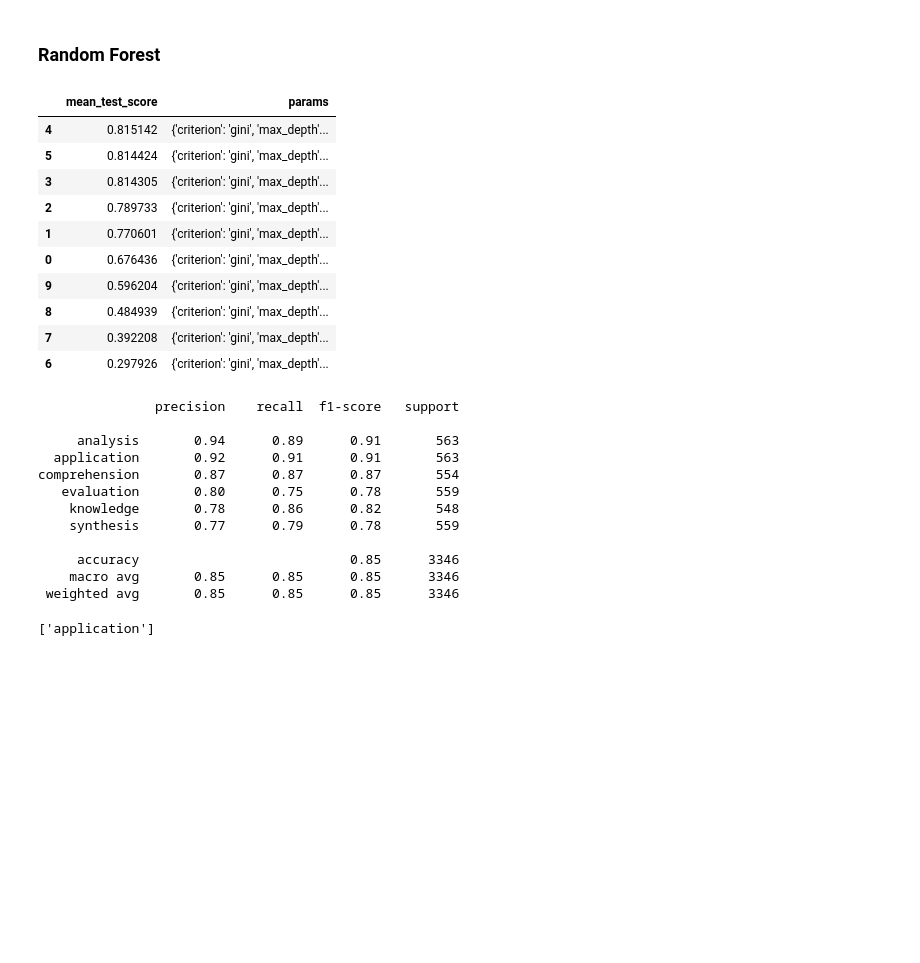
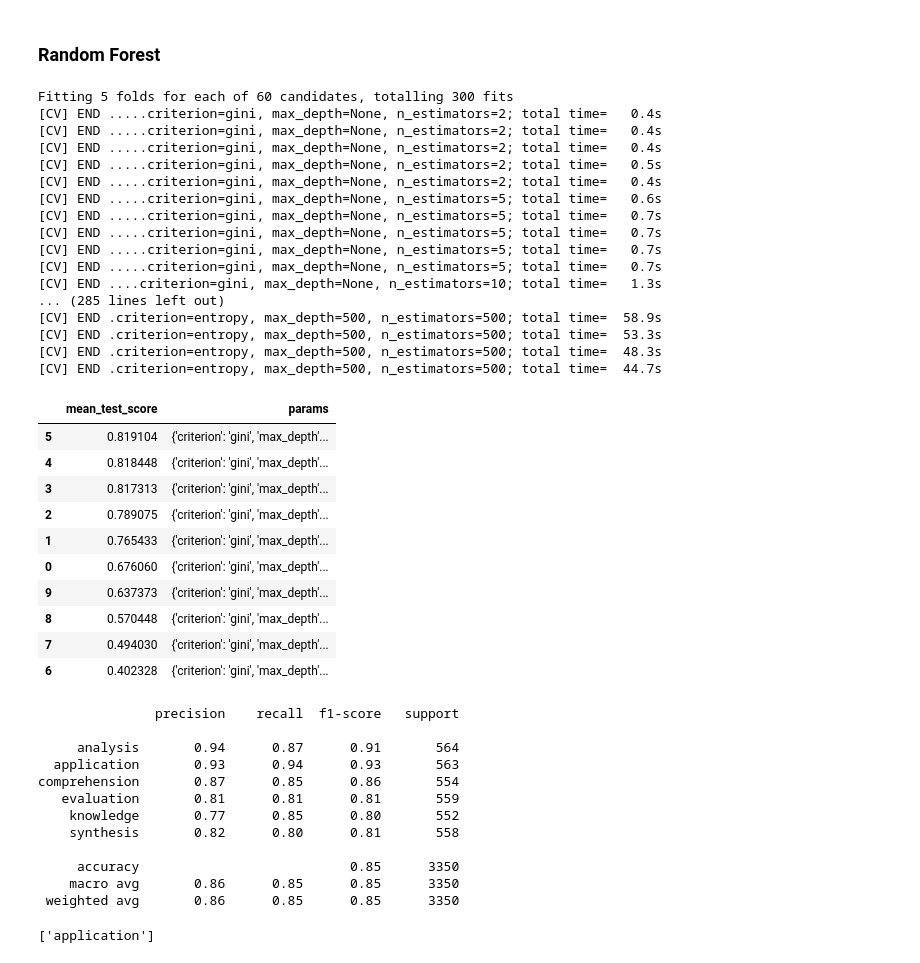
Before and after one commit to 99pranit/Qillion, a Jupyter notebook: notebook/question_classifier_ml.ipynb, the cells around one changed output. Cells and saved outputs as stored; diff of their text form; code cells hidden in the pictures; blank space fills up the shorter version.

```diff
--- a/notebook/question_classifier_ml.ipynb
+++ b/notebook/question_classifier_ml.ipynb
@@ -105,7 +107,7 @@ df['processed_question'] = [''.join(text) for text in df['processed_question']]
 # token_pattern: words of 2+ word-chars, but not all digits
 token_pattern = r"(?u)\b[a-zA-Z]{3,}\b"
 
-vectorizer = TfidfVectorizer(min_df= 10 ,max_df=0.8 , ngram_range=(1,3), use_idf= True, norm= 'l2',
+vectorizer = TfidfVectorizer(min_df= 5 ,max_df=0.8 , ngram_range=(1,2), use_idf= True, norm= 'l2',
                              token_pattern= token_pattern)
 tfidf = vectorizer.fit_transform(df['processed_question'])
 
@@ -153,47 +166,64 @@ x_train , x_test , y_train, y_test = train_test_split(x_resampled, y_resampled,
 # %%
 params = {
     'n_estimators' : [2 , 5 , 10 , 100, 250 , 500],
     'criterion' : ['gini' , 'entropy'],
-    'max_depth' : [None , 5 , 10 , 100 , 250 , 500]
+    'max_depth' : [None , 10 , 100 , 250 , 500]
 }
-param_search = GridSearchCV(estimator= RandomForestClassifier(), param_grid= params, cv=5, n_jobs= -1)
+param_search = GridSearchCV(estimator= RandomForestClassifier(), param_grid= params, cv=5, n_jobs= -1, verbose= 2)
 
 param_search.fit(x_resampled , y_resampled)
 
 cv_results = pd.DataFrame(param_search.cv_results_)
 cv_results = cv_results[["mean_test_score", "params"]].head(10).sort_values(by="mean_test_score", ascending=False)
 
 cv_results
 # %% [output]
+Fitting 5 folds for each of 60 candidates, totalling 300 fits
+[CV] END .....criterion=gini, max_depth=None, n_estimators=2; total time=   0.4s
+[CV] END .....criterion=gini, max_depth=None, n_estimators=2; total time=   0.4s
+[CV] END .....criterion=gini, max_depth=None, n_estimators=2; total time=   0.4s
+[CV] END .....criterion=gini, max_depth=None, n_estimators=2; total time=   0.5s
+[CV] END .....criterion=gini, max_depth=None, n_estimators=2; total time=   0.4s
+[CV] END .....criterion=gini, max_depth=None, n_estimators=5; total time=   0.6s
+[CV] END .....criterion=gini, max_depth=None, n_estimators=5; total time=   0.7s
+[CV] END .....criterion=gini, max_depth=None, n_estimators=5; total time=   0.7s
+[CV] END .....criterion=gini, max_depth=None, n_estimators=5; total time=   0.7s
+[CV] END .....criterion=gini, max_depth=None, n_estimators=5; total time=   0.7s
+[CV] END ....criterion=gini, max_depth=None, n_estimators=10; total time=   1.3s
+... (285 lines left out)
+[CV] END .criterion=entropy, max_depth=500, n_estimators=500; total time=  58.9s
+[CV] END .criterion=entropy, max_depth=500, n_estimators=500; total time=  53.3s
+[CV] END .criterion=entropy, max_depth=500, n_estimators=500; total time=  48.3s
+[CV] END .criterion=entropy, max_depth=500, n_estimators=500; total time=  44.7s
 |  | mean_test_score | params |
-| 4 | 0.815142 | {'criterion': 'gini', 'max_depth'... |
-| 5 | 0.814424 | {'criterion': 'gini', 'max_depth'... |
-| 3 | 0.814305 | {'criterion': 'gini', 'max_depth'... |
-| 2 | 0.789733 | {'criterion': 'gini', 'max_depth'... |
-| 1 | 0.770601 | {'criterion': 'gini', 'max_depth'... |
-| 0 | 0.676436 | {'criterion': 'gini', 'max_depth'... |
-| 9 | 0.596204 | {'criterion': 'gini', 'max_depth'... |
-| 8 | 0.484939 | {'criterion': 'gini', 'max_depth'... |
-| 7 | 0.392208 | {'criterion': 'gini', 'max_depth'... |
-| 6 | 0.297926 | {'criterion': 'gini', 'max_depth'... |
+| 5 | 0.819104 | {'criterion': 'gini', 'max_depth'... |
+| 4 | 0.818448 | {'criterion': 'gini', 'max_depth'... |
+| 3 | 0.817313 | {'criterion': 'gini', 'max_depth'... |
+| 2 | 0.789075 | {'criterion': 'gini', 'max_depth'... |
+| 1 | 0.765433 | {'criterion': 'gini', 'max_depth'... |
+| 0 | 0.676060 | {'criterion': 'gini', 'max_depth'... |
+| 9 | 0.637373 | {'criterion': 'gini', 'max_depth'... |
+| 8 | 0.570448 | {'criterion': 'gini', 'max_depth'... |
+| 7 | 0.494030 | {'criterion': 'gini', 'max_depth'... |
+| 6 | 0.402328 | {'criterion': 'gini', 'max_depth'... |
 # %%
-classifier = RandomForestClassifier(n_estimators= 250 , max_depth= None , criterion= 'gini')
+classifier = RandomForestClassifier(n_estimators= 500 , max_depth= None , criterion= 'gini')
 classifier.fit(x_train, y_train)
 y_pred = classifier.predict(x_test)
 print(classification_report(y_test , y_pred))
 # %% [output]
                precision    recall  f1-score   support
 
-     analysis       0.94      0.89      0.91       563
-  application       0.92      0.91      0.91       563
-comprehension       0.87      0.87      0.87       554
-   evaluation       0.80      0.75      0.78       559
-    knowledge       0.78      0.86      0.82       548
-    synthesis       0.77      0.79      0.78       559
+     analysis       0.94      0.87      0.91       564
+  application       0.93      0.94      0.93       563
+comprehension       0.87      0.85      0.86       554
+   evaluation       0.81      0.81      0.81       559
+    knowledge       0.77      0.85      0.80       552
+    synthesis       0.82      0.80      0.81       558
 
-     accuracy                           0.85      3346
-    macro avg       0.85      0.85      0.85      3346
- weighted avg       0.85      0.85      0.85      3346
+     accuracy                           0.85      3350
+    macro avg       0.86      0.85      0.85      3350
+ weighted avg       0.86      0.85      0.85      3350
 # %%
 question = 'How many total disk access is needed to search a record using two level indexing?'
 processed_q = preprocess_text(question)
```
Also changed, not shown: parts of 11 cells of this notebook.
